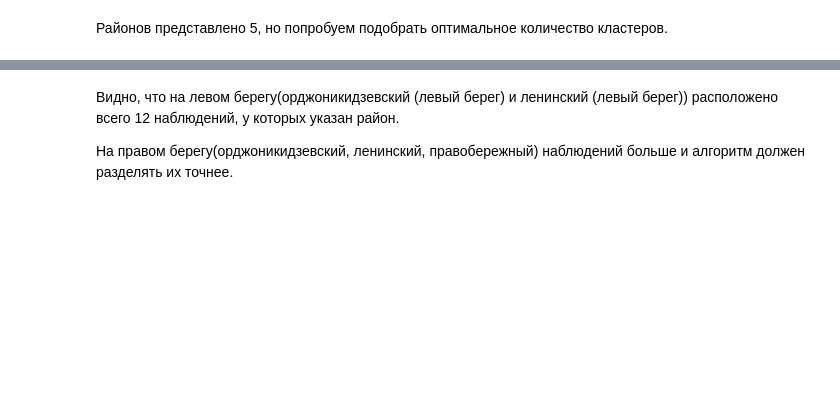
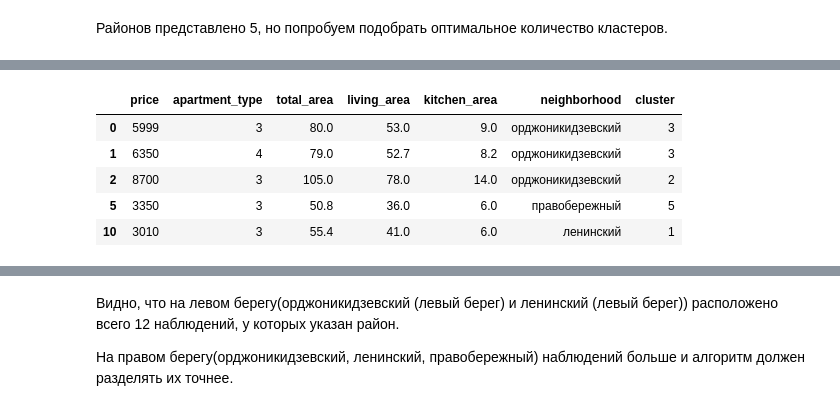
Before and after one commit to ZigangareevaS/test_belka, a Jupyter notebook: housing_price.ipynb, the cells around one changed output, grey strips where cells are left out. Drawn from its saved outputs; the diff is of its cells as text; code cells hidden in the pictures; blank space fills up the shorter version.

```diff
--- a/housing_price.ipynb
+++ b/housing_price.ipynb
@@ -945,9 +959,8 @@ MAE наивного регрессора, который для всех наб
 from sklearn.cluster import KMeans
 # %%
 # Создадим датафрейм для кластеризации, исключим пропущенные нулевые значения
-data = df[['price', 'apartment_type', 'total_area', 'living_area', 'kitchen_area']]
+data = df[['price', 'apartment_type', 'total_area', 'living_area', 'kitchen_area', 'neighborhood']]
 
 data = data.loc[data['living_area'] != 0]
 data = data.loc[data['kitchen_area'] != 0]
-data = data.loc[data['apartment_type'] != 0]
 # %%
@@ -986,6 +1005,13 @@ plt.show()
 # %%
-# Разобьем данные на 9 кластеров
-kmeans = KMeans(n_clusters = 9)
-df["cluster"] = kmeans.fit_predict(data)
-df["cluster"] = df["cluster"].astype("int")
-df.head()
+# Разобьем данные на 7 кластеров
+kmeans = KMeans(n_clusters = 7)
+data["cluster"] = kmeans.fit_predict(data.drop('neighborhood', axis = 1))
+data["cluster"] = data["cluster"].astype("int")
+data.head()
+# %% [output]
+|  | price | apartment_type | total_area | living_area | kitchen_area | neighborhood | cluster |
+| 0 | 5999 | 3 | 80.0 | 53.0 | 9.0 | орджоникидзевский | 3 |
+| 1 | 6350 | 4 | 79.0 | 52.7 | 8.2 | орджоникидзевский | 3 |
+| 2 | 8700 | 3 | 105.0 | 78.0 | 14.0 | орджоникидзевский | 2 |
+| 5 | 3350 | 3 | 50.8 | 36.0 | 6.0 | правобережный | 5 |
+| 10 | 3010 | 3 | 55.4 | 41.0 | 6.0 | ленинский | 1 |
```
Also changed, not shown: parts of 21 cells of this notebook.
